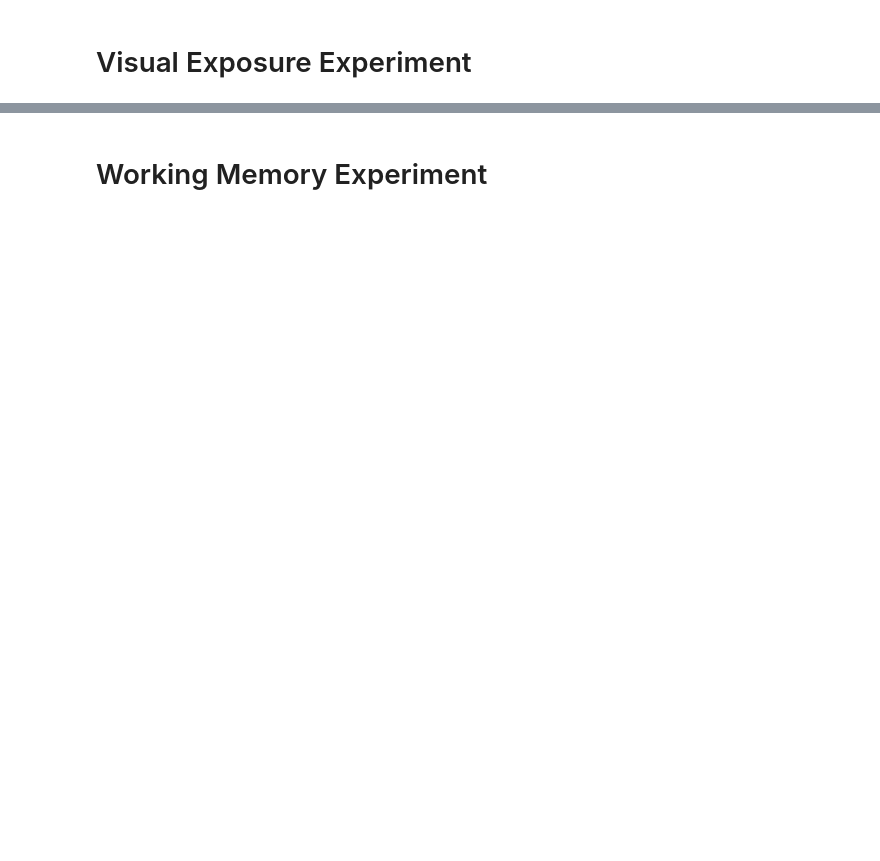
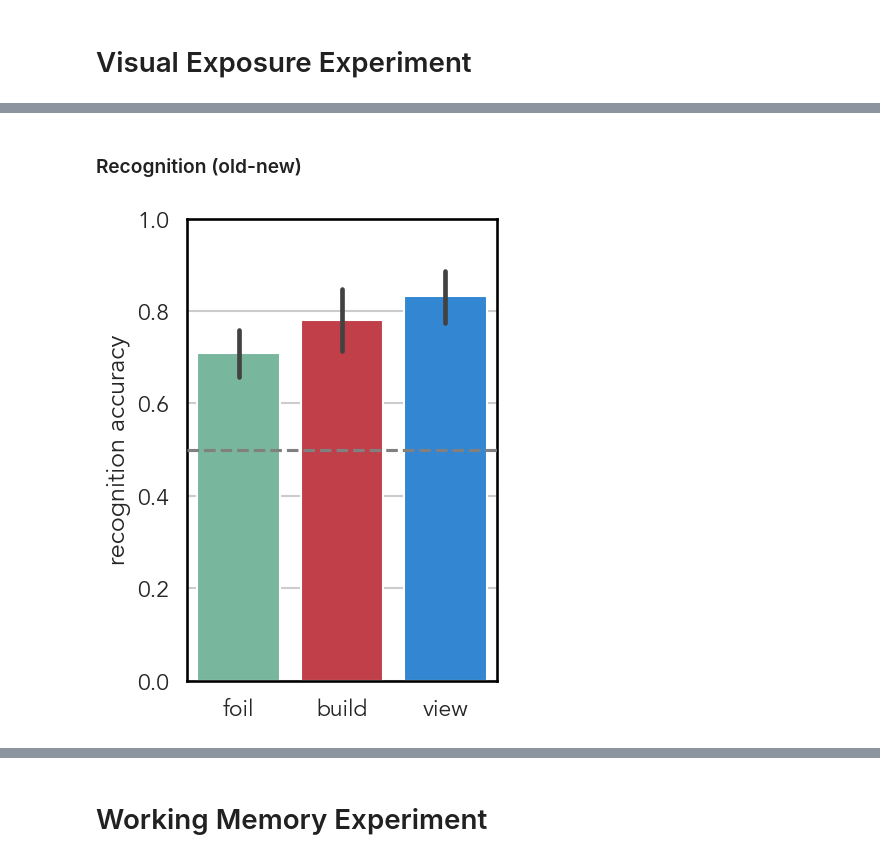
Before and after one commit to cogtoolslab/zipping, a Jupyter notebook: analysis/build_components/build_components_cogsci_analysis.ipynb, the cells around one changed output, grey strips where cells are left out. Saved outputs shown, nothing was run; the diff lists cells and outputs as text; code cells hidden in the pictures; blank space fills up the shorter version.

Commit message:
apply exclusion criteria, read in dfs, do crucial analyses

```diff
--- a/analysis/build_components/build_components_cogsci_analysis.ipynb
+++ b/analysis/build_components/build_components_cogsci_analysis.ipynb
@@ -123,6 +132,7 @@ for i, (k, v) in enumerate(csv_ids.items()):
     dfs[k] = {}
     dfs[k]['encode'] = pd.read_csv(experiment_results_dir + '/df_encode_{}.csv'.format(v))
     dfs[k]['decode'] = pd.read_csv(experiment_results_dir + '/df_decode_{}.csv'.format(v))
+    dfs[k]['decode']['responded_old'] = df_recog_ve.response_meaning.apply(lambda x: 1 if x=='old' else 0)
     dfs[k]['block'] = pd.read_csv(experiment_results_dir + '/df_block_{}.csv'.format(v))
     dfs[k]['construct'] = pd.read_csv(experiment_results_dir + '/df_construction_procedure_{}.csv'.format(v))
 
@@ -134,0 +328,37 @@ dfs['wm_re']['recalls'] = pd.read_csv(experiment_results_dir +
+# %% [markdown]
+### Recognition (old-new)
+# %%
+df_recog_ve = dfs['ve_on']['decode']
+df_recog_ve['novelty'] = ['new' if condition == 'foil' else 'old' for condition in df_recog_ve.condition]
+df_recog_ve['responded_old'] = df_recog_ve.response_meaning.apply(lambda x: 1 if x=='old' else 0)
+# %%
+fig, ax = plt.subplots(figsize=(4,6))
+
+# ci_foil  =  calculate_ci(df_recog[df_recog["condition"] == "foil"]["response_correct"])
+# ci_build =  calculate_ci(df_recog[df_recog["condition"] == "build"]["response_correct"])
+# ci_view  =  calculate_ci(df_recog[df_recog["condition"] == "view"]["response_correct"])
+# ci = [ci_foil, ci_build, ci_view]
+
+sns.barplot(data = df_recog_ve,
+            y = "response_correct",
+            x = "condition",
+            order = ['foil','build','view'],
+            hue = "condition",
+#             yerr = ci,
+            palette=palette)
+
+plt.legend([],[], frameon=False)
+
+
+plt.ylim((0,1))
+plt.axhline(0.5, color = 'gray', linestyle = '--',)
+plt.ylabel('recognition accuracy')
+plt.xlabel('')
+
+for spine in fig.gca().spines.values():
+    spine.set_zorder(1)
+    spine.set_color('black')
+plt.savefig(experiment_results_dir + '/plots/ve_on_accuracy.pdf', bbox_inches='tight')
+plt.show()
+# %% [output]
+[figure, added]
```
Also changed, not shown: parts of 55 cells of this notebook, 3 other files.
